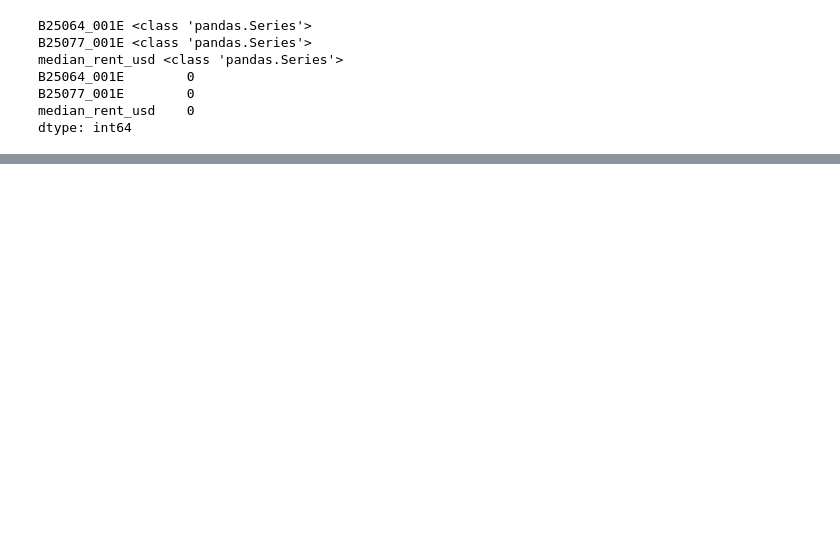
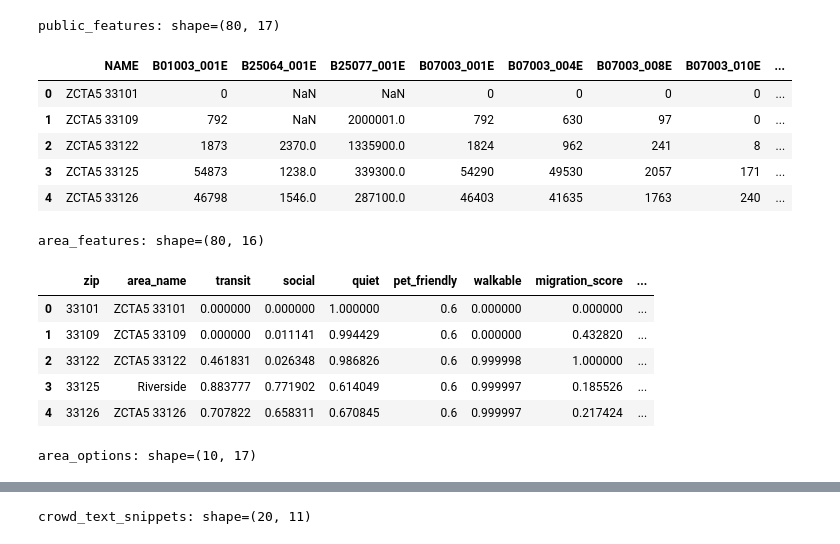
Before and after one commit to Break-Through-Tech/Flow-1B-responsible-ai-prototype-for-personalized-neighborhood-recommendations, a Jupyter notebook: notebooks/cleaning.ipynb, the cells around one changed output, grey strips where cells are left out. Cells and saved outputs as stored; diff of their text form; code cells hidden in the pictures; blank space fills up the shorter version.

Commit message:
ADD: one hot encoding and check zip

```diff
--- a/notebooks/cleaning.ipynb
+++ b/notebooks/cleaning.ipynb
@@ -53,2 +134,17 @@ print(df['median_rent_usd'].unique())
 # %%
-df = df.replace(-666666666, np.nan)
+zip_validation_counts = {}
+
+for name, dataset in datasets.items():
+    validated_dataset = validate_zip_codes(dataset)
+    zip_validation_counts[name] = {
+        'before': len(dataset),
+        'after': len(validated_dataset),
+        'dropped': len(dataset) - len(validated_dataset),
+    }
+    datasets[name] = validated_dataset
+    print(f'{name}: kept {len(validated_dataset)} of {len(dataset)} rows')
+
+public_features = datasets['public_features']
+area_features = datasets['area_features']
+area_options = datasets['area_options']
+crowd_text_snippets = datasets['crowd_text_snippets']
@@ -55,4 +160,18 @@ df = df.replace(-666666666, np.nan)
 # %%
-nan_count = np.sum(df.isnull(), axis = 0)
-nan_count
+area_features = one_hot_encode(area_features, ['rent_band'])
+area_options = one_hot_encode(area_options, ['rent_band', 'housing_preference', 'household'])
+area_options = one_hot_encode_tags(area_options, 'tags')
+crowd_text_snippets = one_hot_encode(crowd_text_snippets, ['theme'])
+
+datasets.update({
+    'public_features': public_features,
+    'area_features': area_features,
+    'area_options': area_options,
+    'crowd_text_snippets': crowd_text_snippets,
+})
+
+for name, dataset in datasets.items():
+    print(f'\n{name} after one-hot encoding:')
+    print(dataset.head())
+    print('columns:', dataset.columns.tolist())
 # %% [output]
@@ -77,14 +199,20 @@ dtype: int64
 # %%
-
-for col in supressed:
-    print(col, type(df[col]))
-    df[col] = df[col].fillna(value=df[col].mean())
-print(df[supressed].isna().sum())
+for name, dataset in datasets.items():
+    print(f'\n{name}: shape={dataset.shape}')
+    display(dataset.head())
 # %% [output]
-B25064_001E <class 'pandas.Series'>
-B25077_001E <class 'pandas.Series'>
-median_rent_usd <class 'pandas.Series'>
-B25064_001E        0
-B25077_001E        0
-median_rent_usd    0
-dtype: int64
+public_features: shape=(80, 17)
+|  | NAME | B01003_001E | B25064_001E | B25077_001E | B07003_001E | B07003_004E | B07003_008E | B07003_010E | ... |
+| 0 | ZCTA5 33101 | 0 | NaN | NaN | 0 | 0 | 0 | 0 | ... |
+| 1 | ZCTA5 33109 | 792 | NaN | 2000001.0 | 792 | 630 | 97 | 0 | ... |
+| 2 | ZCTA5 33122 | 1873 | 2370.0 | 1335900.0 | 1824 | 962 | 241 | 8 | ... |
+| 3 | ZCTA5 33125 | 54873 | 1238.0 | 339300.0 | 54290 | 49530 | 2057 | 171 | ... |
+| 4 | ZCTA5 33126 | 46798 | 1546.0 | 287100.0 | 46403 | 41635 | 1763 | 240 | ... |
+area_features: shape=(80, 16)
+|  | zip | area_name | transit | social | quiet | pet_friendly | walkable | migration_score | ... |
+| 0 | 33101 | ZCTA5 33101 | 0.000000 | 0.000000 | 1.000000 | 0.6 | 0.000000 | 0.000000 | ... |
+| 1 | 33109 | ZCTA5 33109 | 0.000000 | 0.011141 | 0.994429 | 0.6 | 0.000000 | 0.432820 | ... |
+| 2 | 33122 | ZCTA5 33122 | 0.461831 | 0.026348 | 0.986826 | 0.6 | 0.999998 | 1.000000 | ... |
+| 3 | 33125 | Riverside | 0.883777 | 0.771902 | 0.614049 | 0.6 | 0.999997 | 0.185526 | ... |
+| 4 | 33126 | ZCTA5 33126 | 0.707822 | 0.658311 | 0.670845 | 0.6 | 0.999997 | 0.217424 | ... |
+area_options: shape=(10, 17)
@@ -90,0 +225 @@ dtype: int64
+crowd_text_snippets: shape=(20, 11)
```
Also changed, not shown: parts of 20 cells of this notebook.
